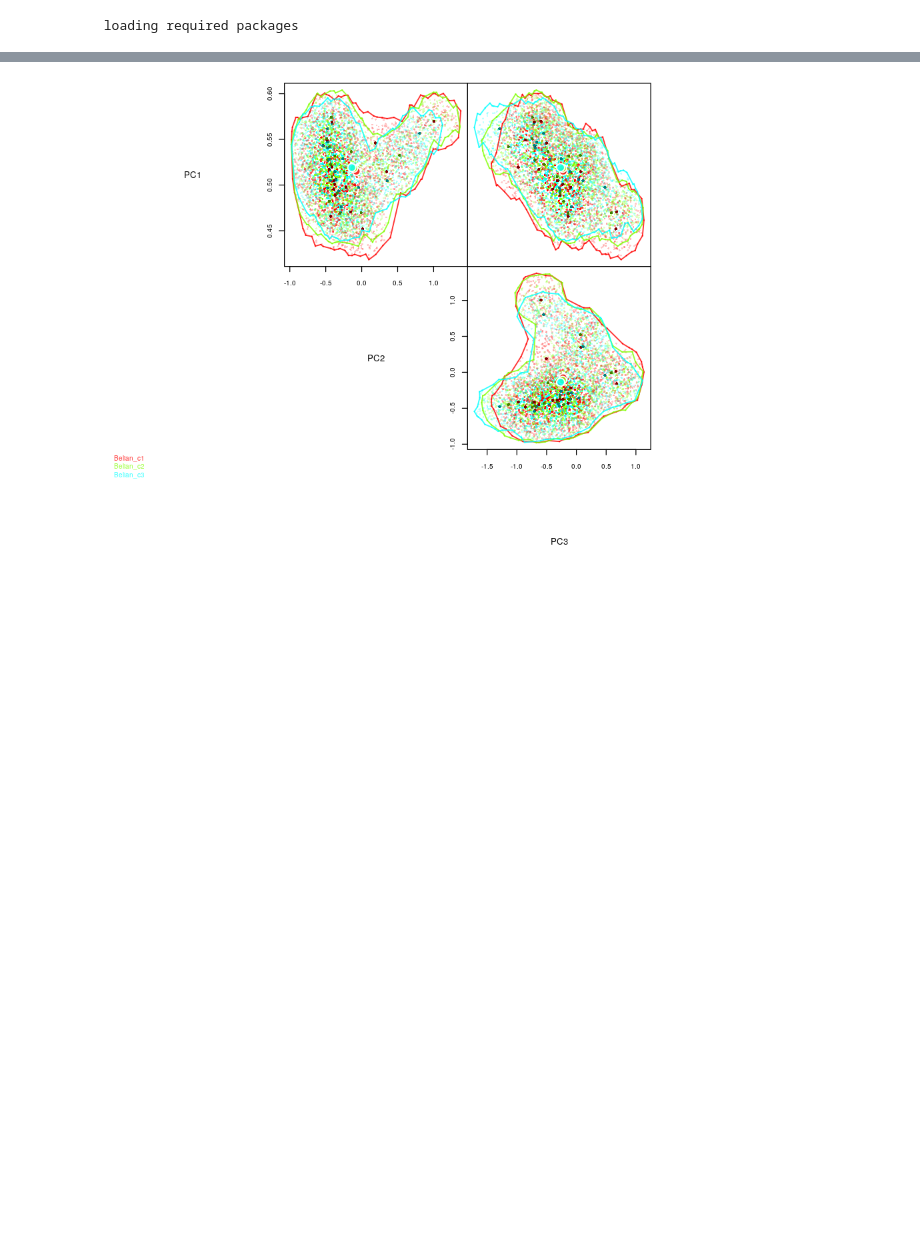
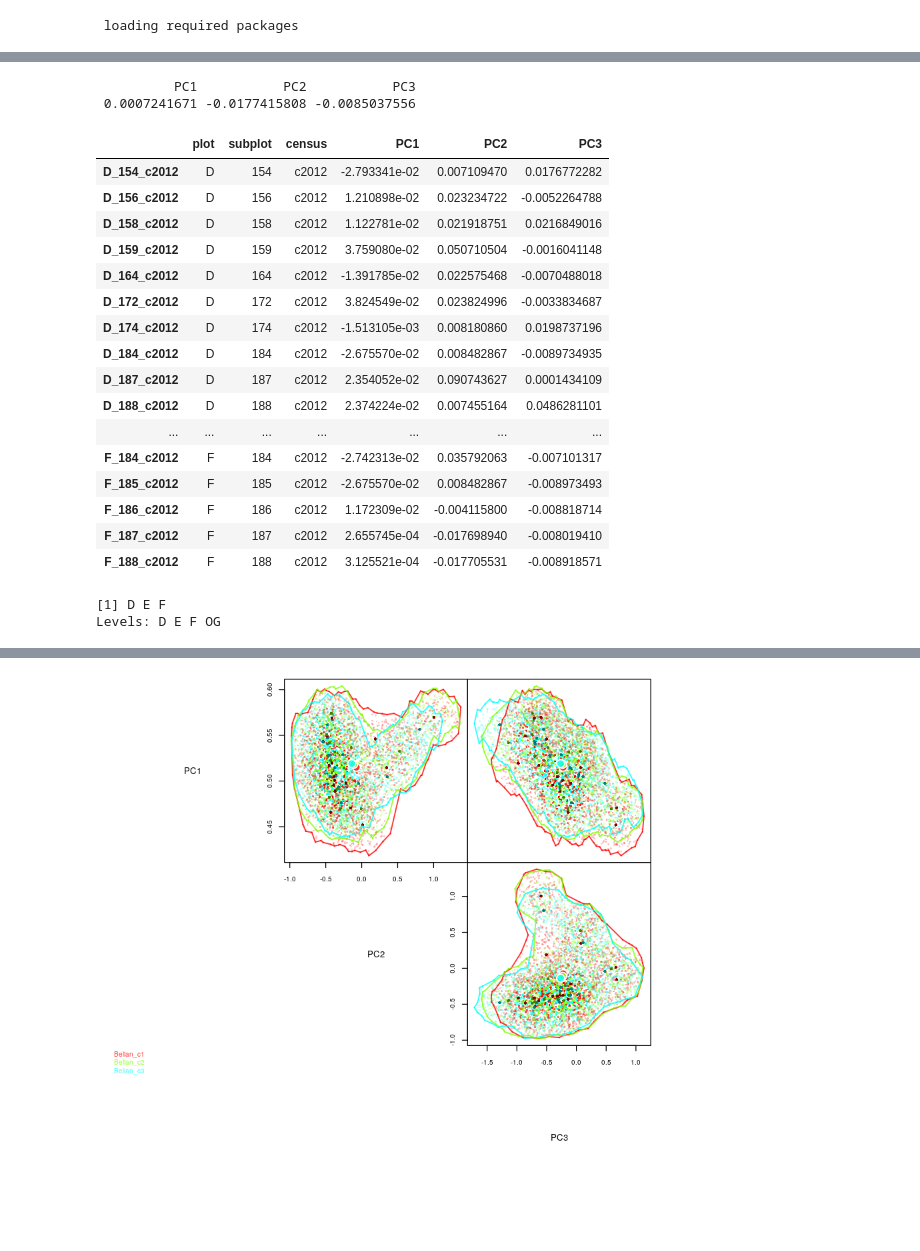
Before and after one commit to dbridg15/masters_project, a Jupyter notebook: Code/playing.ipynb, the cells around one changed output, grey strips where cells are left out. Saved outputs shown, nothing was run; the diff lists cells and outputs as text; code cells hidden in the pictures; blank space fills up the shorter version.

```diff
--- a/Code/playing.ipynb
+++ b/Code/playing.ipynb
@@ -13,0 +72,59 @@ Comparing Hypervolume 27  of  27 :  Tower_c3-c4
+# %%
+raw["001", , "c2017", "E"]
+# %% [output]
+          PC1           PC2           PC3
+ 0.0007241671 -0.0177415808 -0.0085037556
+# %%
+for (plt in plts){ for (pc in 1:3){
+
+tmp = raw[,pc,,plt]
+tmp = tmp[, !apply(is.na(tmp), 2, all)]
+tmp[which(rowSums(is.na(tmp)) > 0), ] = NA
+
+for (c in colnames(tmp)){
+  raw[,pc,c,plt] = tmp[,c]
+}
+}}
+
+adj[,,cens[1],] = raw[,,cens[1],]
+
+for (plt in plts){ for (c in 2:length(cens)){
+
+mask = census_time$plot == plt & census_time$census == cens[c]
+
+if (sum(mask) == 0) {
+adj[ , , cens[c], plt] = NA
+} else {
+
+diff_yrs = census_time[mask, "diff_yrs"]
+
+adj[,,cens[c], plt] = raw[,,cens[c-1], plt] +
+                      ((raw[,,cens[c], plt] - raw[,,cens[c-1], plt])*(1/diff_yrs))
+}
+}}
+
+adj = adply(adj, c(4, 1, 3))
+colnames(adj)[1:3] = c('plot','subplot', 'census')
+rownames(adj) = paste(adj$plot, adj$subplot, adj$census, sep = "_")
+
+adj = adj[order(rownames(adj)), ]
+
+adj
+# %% [output]
+|  | plot | subplot | census | PC1 | PC2 | PC3 |
+| D_154_c2012 | D | 154 | c2012 | -2.793341e-02 | 0.007109470 | 0.0176772282 |
+| D_156_c2012 | D | 156 | c2012 | 1.210898e-02 | 0.023234722 | -0.0052264788 |
+| D_158_c2012 | D | 158 | c2012 | 1.122781e-02 | 0.021918751 | 0.0216849016 |
+| D_159_c2012 | D | 159 | c2012 | 3.759080e-02 | 0.050710504 | -0.0016041148 |
+| D_164_c2012 | D | 164 | c2012 | -1.391785e-02 | 0.022575468 | -0.0070488018 |
+| D_172_c2012 | D | 172 | c2012 | 3.824549e-02 | 0.023824996 | -0.0033834687 |
+| D_174_c2012 | D | 174 | c2012 | -1.513105e-03 | 0.008180860 | 0.0198737196 |
+| D_184_c2012 | D | 184 | c2012 | -2.675570e-02 | 0.008482867 | -0.0089734935 |
+| D_187_c2012 | D | 187 | c2012 | 2.354052e-02 | 0.090743627 | 0.0001434109 |
+| D_188_c2012 | D | 188 | c2012 | 2.374224e-02 | 0.007455164 | 0.0486281101 |
+| ... | ... | ... | ... | ... | ... | ... |
+| F_184_c2012 | F | 184 | c2012 | -2.742313e-02 | 0.035792063 | -0.007101317 |
+| F_185_c2012 | F | 185 | c2012 | -2.675570e-02 | 0.008482867 | -0.008973493 |
+| F_186_c2012 | F | 186 | c2012 | 1.172309e-02 | -0.004115800 | -0.008818714 |
+| F_187_c2012 | F | 187 | c2012 | 2.655745e-04 | -0.017698940 | -0.008019410 |
+| F_188_c2012 | F | 188 | c2012 | 3.125521e-04 | -0.017705531 | -0.008918571 |
@@ -13,0 +138,5 @@ Comparing Hypervolume 27  of  27 :  Tower_c3-c4
+# %%
+unique(df$plot)
+# %% [output]
+[1] D E F
+Levels: D E F OG
```
Also changed, not shown: parts of 18 cells of this notebook, 6 other files.
